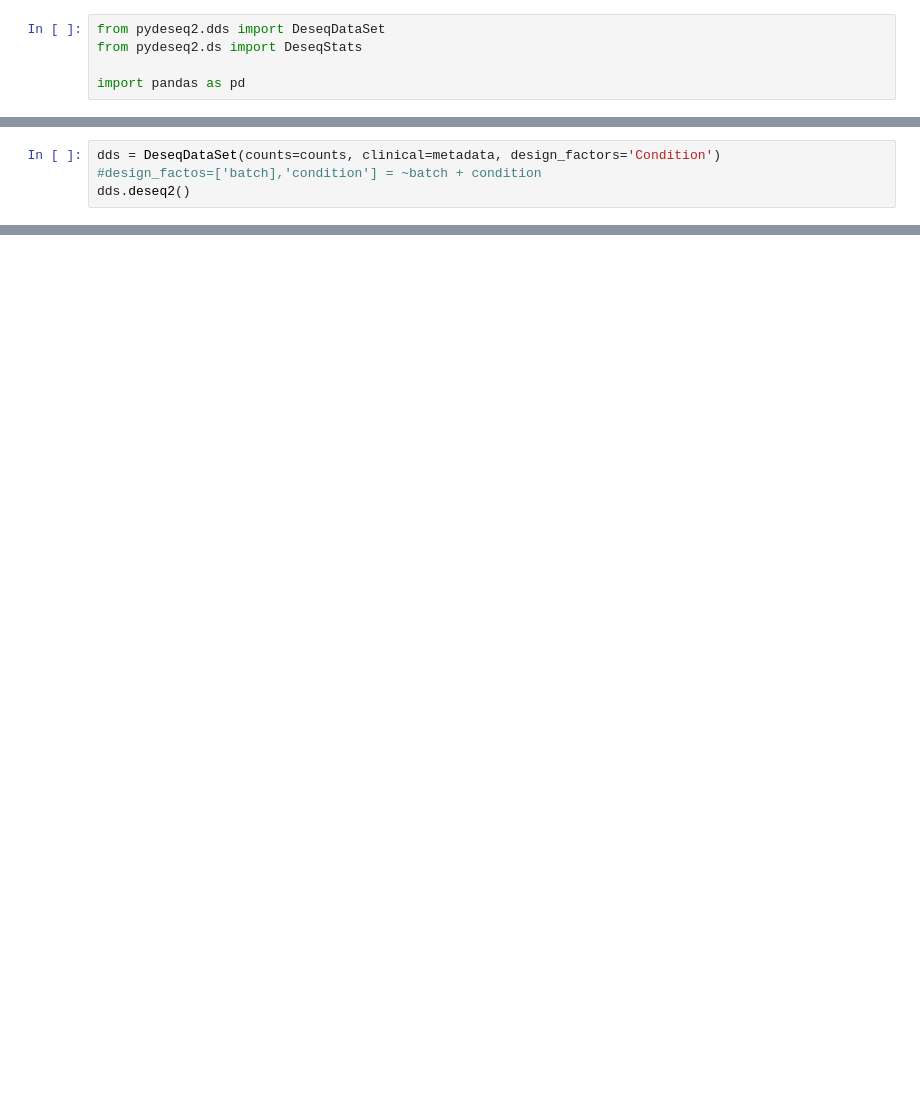
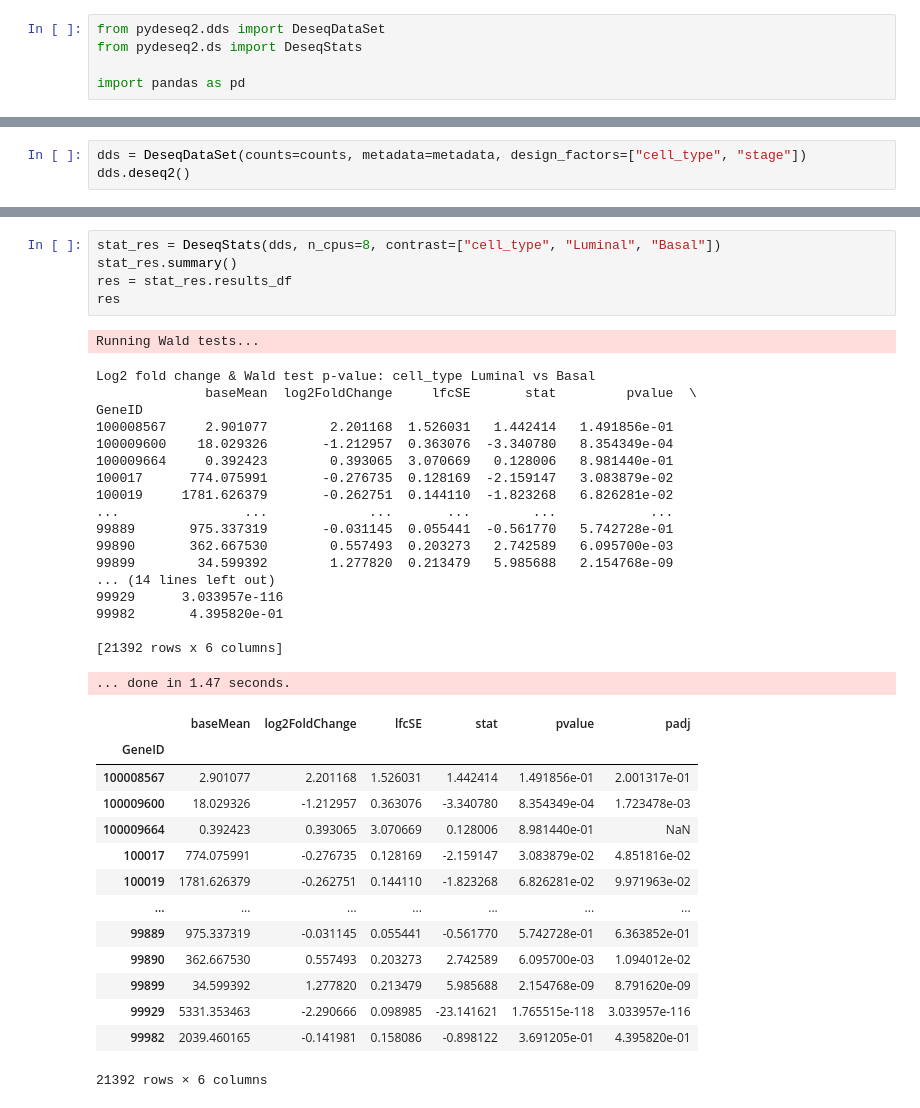
Before and after one commit to RongMonica/RNAseq_pipeline, a Jupyter notebook: scripts/03_pyDEseq2_analysis.ipynb, the cells around one changed output, grey strips where cells are left out. Saved outputs shown, nothing was run; the diff lists cells and outputs as text; blank space fills up the shorter version.

Commit message:
Add DEG analysis notebook with summary results (visualization pending)

```diff
--- a/scripts/03_pyDEseq2_analysis.ipynb
+++ b/scripts/03_pyDEseq2_analysis.ipynb
@@ -34,4 +151,3 @@ False
 # %%
-dds = DeseqDataSet(counts=counts, clinical=metadata, design_factors='Condition')
-#design_factos=['batch],'condition'] = ~batch + condition
+dds = DeseqDataSet(counts=counts, metadata=metadata, design_factors=["cell_type", "stage"])
 dds.deseq2()
@@ -37,0 +175,39 @@ dds.deseq2()
+# %%
+stat_res = DeseqStats(dds, n_cpus=8, contrast=["cell_type", "Luminal", "Basal"])
+stat_res.summary()
+res = stat_res.results_df
+res
+# %% [output]
+Running Wald tests...
+Log2 fold change & Wald test p-value: cell_type Luminal vs Basal
+              baseMean  log2FoldChange     lfcSE       stat         pvalue  \
+GeneID
+100008567     2.901077        2.201168  1.526031   1.442414   1.491856e-01
+100009600    18.029326       -1.212957  0.363076  -3.340780   8.354349e-04
+100009664     0.392423        0.393065  3.070669   0.128006   8.981440e-01
+100017      774.075991       -0.276735  0.128169  -2.159147   3.083879e-02
+100019     1781.626379       -0.262751  0.144110  -1.823268   6.826281e-02
+...                ...             ...       ...        ...            ...
+99889       975.337319       -0.031145  0.055441  -0.561770   5.742728e-01
+99890       362.667530        0.557493  0.203273   2.742589   6.095700e-03
+99899        34.599392        1.277820  0.213479   5.985688   2.154768e-09
+... (14 lines left out)
+99929      3.033957e-116
+99982       4.395820e-01
+
+[21392 rows x 6 columns]
+... done in 1.47 seconds.
+|  | baseMean | log2FoldChange | lfcSE | stat | pvalue | padj |
+| GeneID |  |  |  |  |  |  |
+| 100008567 | 2.901077 | 2.201168 | 1.526031 | 1.442414 | 1.491856e-01 | 2.001317e-01 |
+| 100009600 | 18.029326 | -1.212957 | 0.363076 | -3.340780 | 8.354349e-04 | 1.723478e-03 |
+| 100009664 | 0.392423 | 0.393065 | 3.070669 | 0.128006 | 8.981440e-01 | NaN |
+| 100017 | 774.075991 | -0.276735 | 0.128169 | -2.159147 | 3.083879e-02 | 4.851816e-02 |
+| 100019 | 1781.626379 | -0.262751 | 0.144110 | -1.823268 | 6.826281e-02 | 9.971963e-02 |
+| ... | ... | ... | ... | ... | ... | ... |
+| 99889 | 975.337319 | -0.031145 | 0.055441 | -0.561770 | 5.742728e-01 | 6.363852e-01 |
+| 99890 | 362.667530 | 0.557493 | 0.203273 | 2.742589 | 6.095700e-03 | 1.094012e-02 |
+| 99899 | 34.599392 | 1.277820 | 0.213479 | 5.985688 | 2.154768e-09 | 8.791620e-09 |
+| 99929 | 5331.353463 | -2.290666 | 0.098985 | -23.141621 | 1.765515e-118 | 3.033957e-116 |
+| 99982 | 2039.460165 | -0.141981 | 0.158086 | -0.898122 | 3.691205e-01 | 4.395820e-01 |
+21392 rows × 6 columns
```
Also changed, not shown: parts of 7 cells of this notebook.
